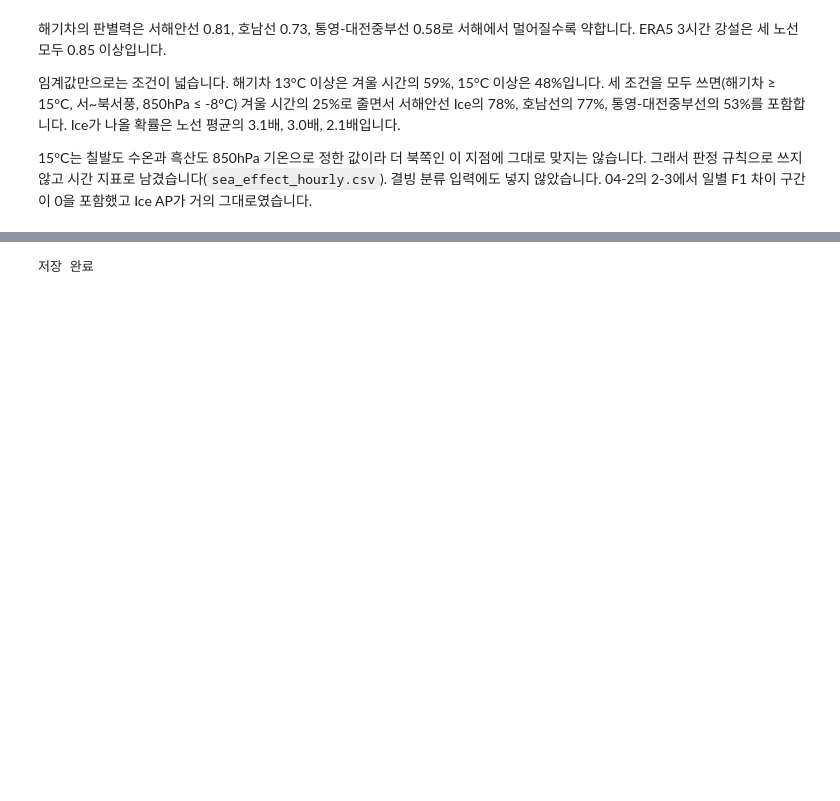
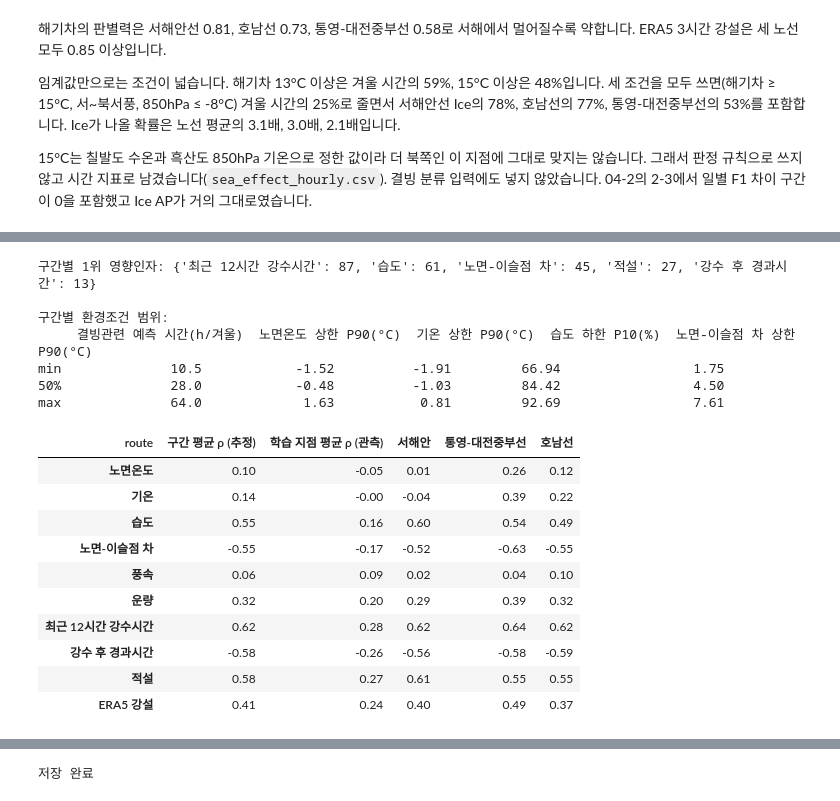
Before and after one commit to haksik-yummy/2026-2_AIcontest, a Jupyter notebook: notebooks/05_risk_map/05-1_icing_factors.ipynb, the cells around one changed output, grey strips where cells are left out. Cells and saved outputs as stored; diff of their text form; code cells hidden in the pictures; blank space fills up the shorter version.

Commit message:
Feat: Add per-segment factor table to 05-1

```diff
--- a/notebooks/05_risk_map/05-1_icing_factors.ipynb
+++ b/notebooks/05_risk_map/05-1_icing_factors.ipynb
@@ -399,0 +412,70 @@ ERA5 3시간 강설  0.873  0.850  0.936     0.906
+# %%
+seg_wx = seg_feat[["seg_id", "time", "rst_est", "rst_dpd", "p_icing", "ta", "rh", "ws", "cloud", "rain", "rain_hrs12h",
+                   "hrs_since_rain", "snow"]]
+seg_era5_path = config.PROCESSED_DIR / "segment_era5_1h.parquet"  # 02-3: 구간이 쓰는 ERA5 격자를 모두 받았을 때만 있다
+if seg_era5_path.exists():
+    seg_wx = seg_wx.merge(pd.read_parquet(seg_era5_path, columns=["seg_id", "time", "sf_mmh"]), on=["seg_id", "time"],
+                          how="left", validate="one_to_one")
+COLD_RST = 1.5
+SEG_FACTORS = {"rst_est": "노면온도", "ta": "기온", "rh": "습도", "rst_dpd": "노면-이슬점 차", "ws": "풍속", "cloud": "운량",
+               "rain_hrs12h": "최근 12시간 강수시간", "hrs_since_rain": "강수 후 경과시간", "snow": "적설", "sf_mmh": "ERA5 강설"}
+SEG_FACTORS = {k: v for k, v in SEG_FACTORS.items() if k in seg_wx}
+
+
+def hours_per_winter(flag):
+    return flag.groupby(seg_wx["seg_id"]).sum() / N_WINTERS
+
+
+def rank_corr(df, target, cols):
+    """target과 cols 각각의 순위상관."""
+    return df[[target, *cols]].rank().corr()[target].drop(target)
+
+
+weather = seg_wx.groupby("seg_id")[["ta", "rh", "ws"]].mean().set_axis(["평균 기온(°C)", "평균 습도(%)", "평균 풍속(m/s)"], axis=1)
+weather["강수 감지 시간(h/겨울)"] = hours_per_winter(seg_wx["rain"] >= 0.5)
+weather["적설 시간(h/겨울)"] = hours_per_winter(seg_wx["snow"] > 0)
+if "sf_mmh" in seg_wx:
+    weather["ERA5 강설 시간(h/겨울)"] = hours_per_winter(seg_wx["sf_mmh"] > 0.05)
+weather["저온 시간(h/겨울)"] = hours_per_winter(seg_wx["rst_est"] <= COLD_RST)
+
+pred = seg_wx[seg_wx["p_icing"] >= cls_meta["threshold"]].groupby("seg_id")
+limits = pd.DataFrame({"결빙관련 예측 시간(h/겨울)": pred.size() / N_WINTERS, "노면온도 상한 P90(°C)": pred["rst_est"].quantile(0.9),
+                       "기온 상한 P90(°C)": pred["ta"].quantile(0.9), "습도 하한 P10(%)": pred["rh"].quantile(0.1),
+                       "노면-이슬점 차 상한 P90(°C)": pred["rst_dpd"].quantile(0.9)})
+
+cold = seg_wx[seg_wx["rst_est"] <= COLD_RST]
+seg_corr = pd.DataFrame({s: rank_corr(g, "p_icing", SEG_FACTORS) for s, g in cold.groupby("seg_id")}).T.rename(columns=SEG_FACTORS)
+top3 = seg_corr.abs().apply(lambda r: pd.Series(r.nlargest(3).index, index=["주요 영향인자 1", "주요 영향인자 2", "주요 영향인자 3"]), axis=1)
+seg_factors = (segments.set_index("seg_id")[["route"]].join(weather).join(limits).join(top3).join(seg_corr.add_prefix("상관: ")))
+assert seg_factors.notna().all().all()
+
+OBS_FACTORS = {"rst": "노면온도", "ta": "기온", "rh": "습도", "rst_td": "노면-이슬점 차", "ws": "풍속", "cloud": "운량",
+               "rain_hrs12h": "최근 12시간 강수시간", "hrs_since_rain": "강수 후 경과시간", "snow": "적설", "era5_sf_mmh": "ERA5 강설"}
+obs_cold = tr[tr["rst"] <= COLD_RST].assign(related=lambda d: d["state"].isin(cls_meta["label_states"]).astype(float))
+obs_corr = pd.DataFrame({s: rank_corr(g, "related", OBS_FACTORS) for s, g in obs_cold.groupby("stn")}).T.rename(columns=OBS_FACTORS)
+print("구간별 1위 영향인자:", seg_factors["주요 영향인자 1"].value_counts().to_dict())
+print("\n구간별 환경조건 범위:")
+print(limits.describe().loc[["min", "50%", "max"]].round(2).to_string())
+by_route = seg_corr.groupby(seg_factors["route"]).mean().T
+by_route.insert(0, "구간 평균 ρ (추정)", seg_corr.mean())
+by_route.insert(1, "학습 지점 평균 ρ (관측)", obs_corr.mean())
+by_route.round(2)
+# %% [output]
+구간별 1위 영향인자: {'최근 12시간 강수시간': 87, '습도': 61, '노면-이슬점 차': 45, '적설': 27, '강수 후 경과시간': 13}
+
+구간별 환경조건 범위:
+     결빙관련 예측 시간(h/겨울)  노면온도 상한 P90(°C)  기온 상한 P90(°C)  습도 하한 P10(%)  노면-이슬점 차 상한 P90(°C)
+min              10.5            -1.52          -1.91         66.94                 1.75
+50%              28.0            -0.48          -1.03         84.42                 4.50
+max              64.0             1.63           0.81         92.69                 7.61
+| route | 구간 평균 ρ (추정) | 학습 지점 평균 ρ (관측) | 서해안 | 통영-대전중부선 | 호남선 |
+| 노면온도 | 0.10 | -0.05 | 0.01 | 0.26 | 0.12 |
+| 기온 | 0.14 | -0.00 | -0.04 | 0.39 | 0.22 |
+| 습도 | 0.55 | 0.16 | 0.60 | 0.54 | 0.49 |
+| 노면-이슬점 차 | -0.55 | -0.17 | -0.52 | -0.63 | -0.55 |
+| 풍속 | 0.06 | 0.09 | 0.02 | 0.04 | 0.10 |
+| 운량 | 0.32 | 0.20 | 0.29 | 0.39 | 0.32 |
+| 최근 12시간 강수시간 | 0.62 | 0.28 | 0.62 | 0.64 | 0.62 |
+| 강수 후 경과시간 | -0.58 | -0.26 | -0.56 | -0.58 | -0.59 |
+| 적설 | 0.58 | 0.27 | 0.61 | 0.55 | 0.55 |
+| ERA5 강설 | 0.41 | 0.24 | 0.40 | 0.49 | 0.37 |
```
Also changed, not shown: parts of 5 cells of this notebook.
